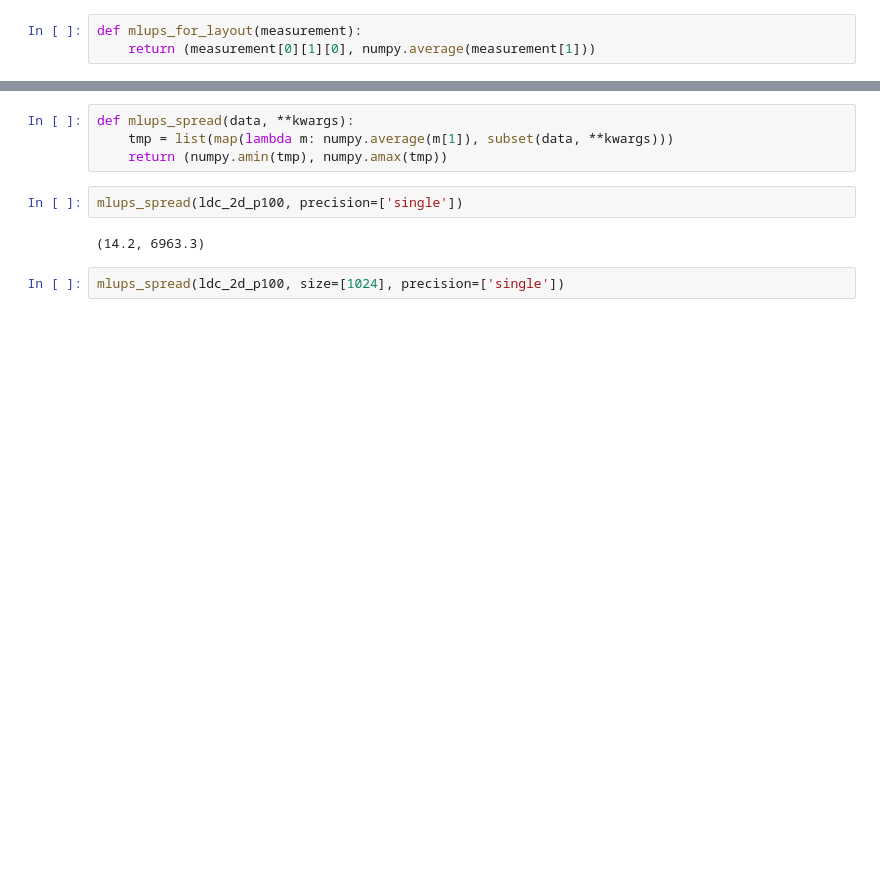
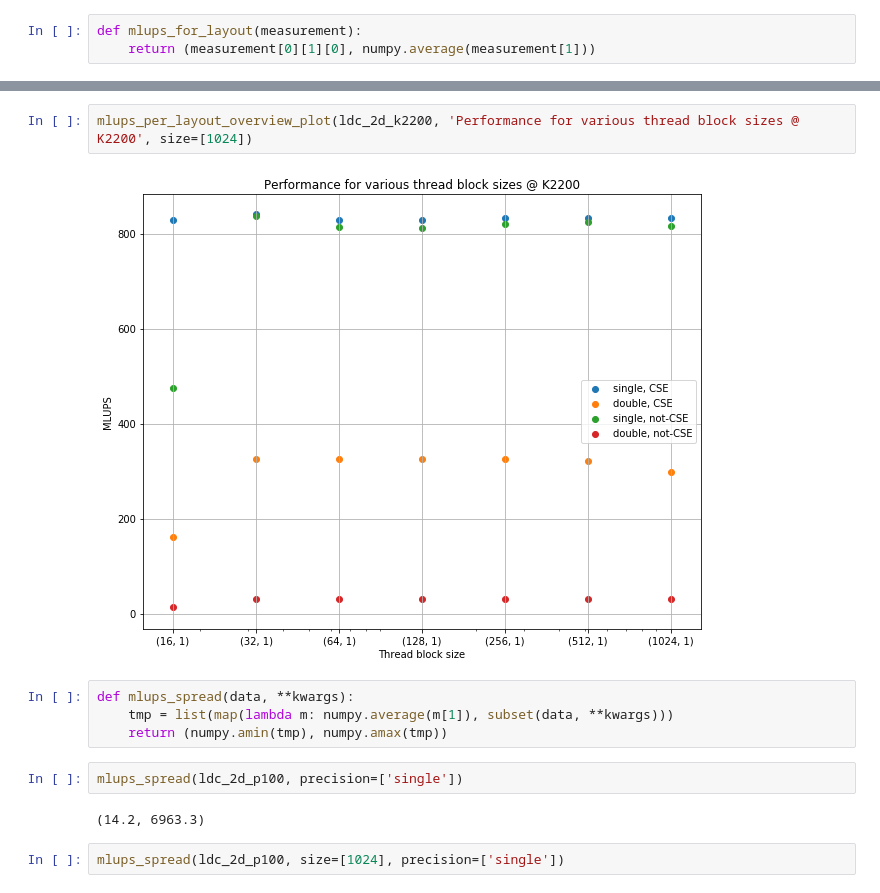
Before and after one commit to KnairdA/symlbm_playground, a Jupyter notebook: notebook/ldc_benchmark.ipynb, the cells around one changed output, grey strips where cells are left out. Saved outputs shown, nothing was run; the diff lists cells and outputs as text; blank space fills up the shorter version.

```diff
--- a/notebook/ldc_benchmark.ipynb
+++ b/notebook/ldc_benchmark.ipynb
@@ -145,3 +105,7 @@ plt.legend()
+# %%
+mlups_per_layout_overview_plot(ldc_2d_k2200, 'Performance for various thread block sizes @ K2200', size=[1024])
+# %% [output]
+[figure, added]
 # %%
 def mlups_spread(data, **kwargs):
     tmp = list(map(lambda m: numpy.average(m[1]), subset(data, **kwargs)))
```
Also changed, not shown: parts of 28 cells of this notebook.
